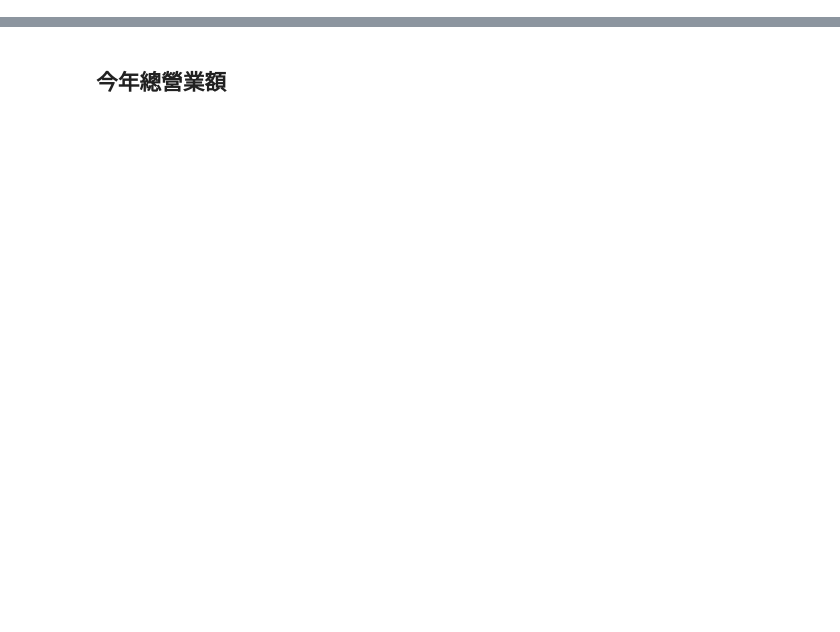
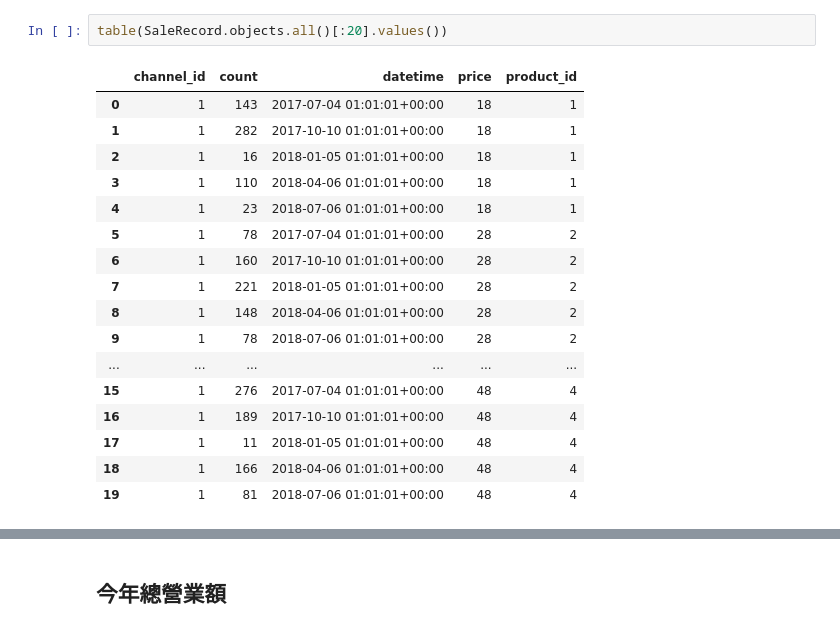
Before and after one commit to timtan/orm-workshop, a Jupyter notebook: demo/Untitled.ipynb, the cells around one changed output, grey strips where cells are left out. Drawn from its saved outputs; the diff is of its cells as text; blank space fills up the shorter version.

```diff
--- a/demo/Untitled.ipynb
+++ b/demo/Untitled.ipynb
@@ -6,0 +94,20 @@ from django.db.models import Subquery, Max, OuterRef, F, Sum
+# %%
+table(SaleRecord.objects.all()[:20].values())
+# %% [output]
+|  | channel_id | count | datetime | price | product_id |
+| 0 | 1 | 143 | 2017-07-04 01:01:01+00:00 | 18 | 1 |
+| 1 | 1 | 282 | 2017-10-10 01:01:01+00:00 | 18 | 1 |
+| 2 | 1 | 16 | 2018-01-05 01:01:01+00:00 | 18 | 1 |
+| 3 | 1 | 110 | 2018-04-06 01:01:01+00:00 | 18 | 1 |
+| 4 | 1 | 23 | 2018-07-06 01:01:01+00:00 | 18 | 1 |
+| 5 | 1 | 78 | 2017-07-04 01:01:01+00:00 | 28 | 2 |
+| 6 | 1 | 160 | 2017-10-10 01:01:01+00:00 | 28 | 2 |
+| 7 | 1 | 221 | 2018-01-05 01:01:01+00:00 | 28 | 2 |
+| 8 | 1 | 148 | 2018-04-06 01:01:01+00:00 | 28 | 2 |
+| 9 | 1 | 78 | 2018-07-06 01:01:01+00:00 | 28 | 2 |
+| ... | ... | ... | ... | ... | ... |
+| 15 | 1 | 276 | 2017-07-04 01:01:01+00:00 | 48 | 4 |
+| 16 | 1 | 189 | 2017-10-10 01:01:01+00:00 | 48 | 4 |
+| 17 | 1 | 11 | 2018-01-05 01:01:01+00:00 | 48 | 4 |
+| 18 | 1 | 166 | 2018-04-06 01:01:01+00:00 | 48 | 4 |
+| 19 | 1 | 81 | 2018-07-06 01:01:01+00:00 | 48 | 4 |
```
Also changed, not shown: parts of 25 cells of this notebook.
